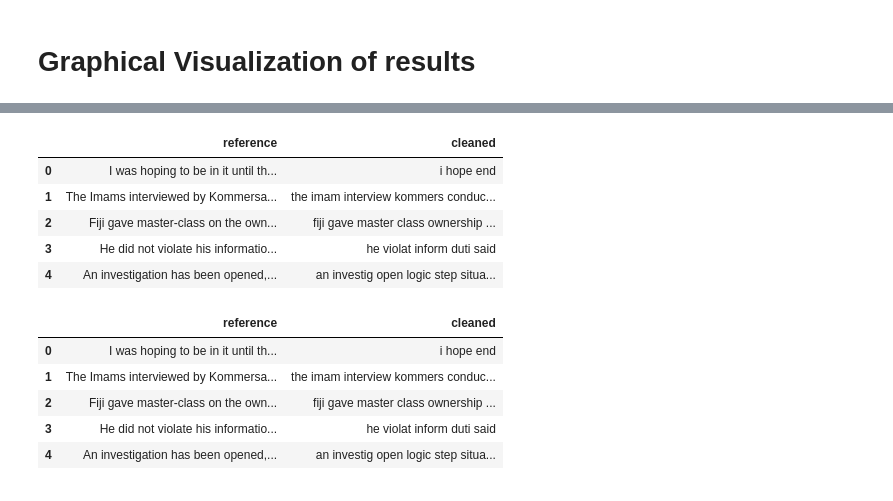
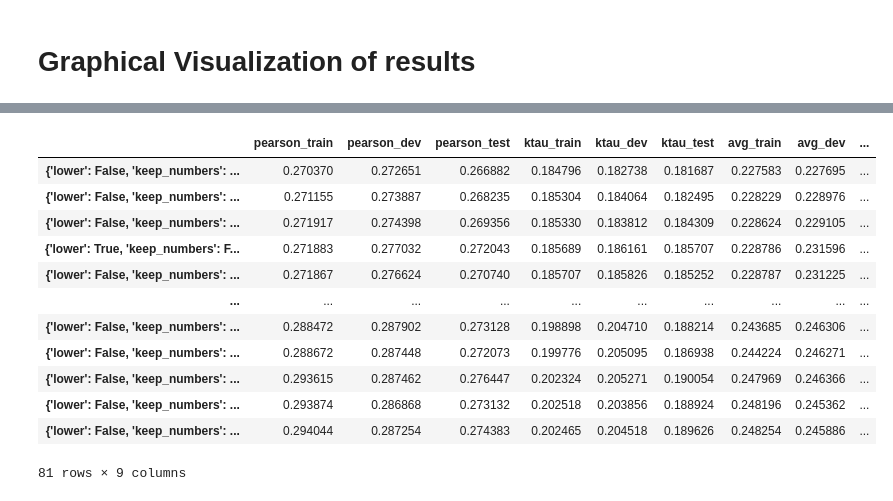
Before and after one commit to LorenzoPigozzi/TM_Project, a Jupyter notebook: Evaluating .ipynb, the cells around one changed output, grey strips where cells are left out. Drawn from its saved outputs; the diff is of its cells as text; code cells hidden in the pictures.

```diff
--- a/Evaluating .ipynb
+++ b/Evaluating .ipynb
@@ -311,18 +293,16 @@ results_df.sort_values('pearson_train')
-# %%
-cleaned.head()
-# %% [output]
-|  | reference | cleaned |
-| 0 | I was hoping to be in it until th... | i hope end |
-| 1 | The Imams interviewed by Kommersa... | the imam interview kommers conduc... |
-| 2 | Fiji gave master-class on the own... | fiji gave master class ownership ... |
-| 3 | He did not violate his informatio... | he violat inform duti said |
-| 4 | An investigation has been opened,... | an investig open logic step situa... |
-# %%
-cleaned.head()
-# %% [output]
-|  | reference | cleaned |
-| 0 | I was hoping to be in it until th... | i hope end |
-| 1 | The Imams interviewed by Kommersa... | the imam interview kommers conduc... |
-| 2 | Fiji gave master-class on the own... | fiji gave master class ownership ... |
-| 3 | He did not violate his informatio... | he violat inform duti said |
-| 4 | An investigation has been opened,... | an investig open logic step situa... |
+# %%
+results_df.sort_values('avg_train')
+# %% [output]
+|  | pearson_train | pearson_dev | pearson_test | ktau_train | ktau_dev | ktau_test | avg_train | avg_dev | ... |
+| {'lower': False, 'keep_numbers': ... | 0.270370 | 0.272651 | 0.266882 | 0.184796 | 0.182738 | 0.181687 | 0.227583 | 0.227695 | ... |
+| {'lower': False, 'keep_numbers': ... | 0.271155 | 0.273887 | 0.268235 | 0.185304 | 0.184064 | 0.182495 | 0.228229 | 0.228976 | ... |
+| {'lower': False, 'keep_numbers': ... | 0.271917 | 0.274398 | 0.269356 | 0.185330 | 0.183812 | 0.184309 | 0.228624 | 0.229105 | ... |
+| {'lower': True, 'keep_numbers': F... | 0.271883 | 0.277032 | 0.272043 | 0.185689 | 0.186161 | 0.185707 | 0.228786 | 0.231596 | ... |
+| {'lower': False, 'keep_numbers': ... | 0.271867 | 0.276624 | 0.270740 | 0.185707 | 0.185826 | 0.185252 | 0.228787 | 0.231225 | ... |
+| ... | ... | ... | ... | ... | ... | ... | ... | ... | ... |
+| {'lower': False, 'keep_numbers': ... | 0.288472 | 0.287902 | 0.273128 | 0.198898 | 0.204710 | 0.188214 | 0.243685 | 0.246306 | ... |
+| {'lower': False, 'keep_numbers': ... | 0.288672 | 0.287448 | 0.272073 | 0.199776 | 0.205095 | 0.186938 | 0.244224 | 0.246271 | ... |
+| {'lower': False, 'keep_numbers': ... | 0.293615 | 0.287462 | 0.276447 | 0.202324 | 0.205271 | 0.190054 | 0.247969 | 0.246366 | ... |
+| {'lower': False, 'keep_numbers': ... | 0.293874 | 0.286868 | 0.273132 | 0.202518 | 0.203856 | 0.188924 | 0.248196 | 0.245362 | ... |
+| {'lower': False, 'keep_numbers': ... | 0.294044 | 0.287254 | 0.274383 | 0.202465 | 0.204518 | 0.189626 | 0.248254 | 0.245886 | ... |
+81 rows × 9 columns
```
Also changed, not shown: parts of 9 cells of this notebook, 1 other file.
